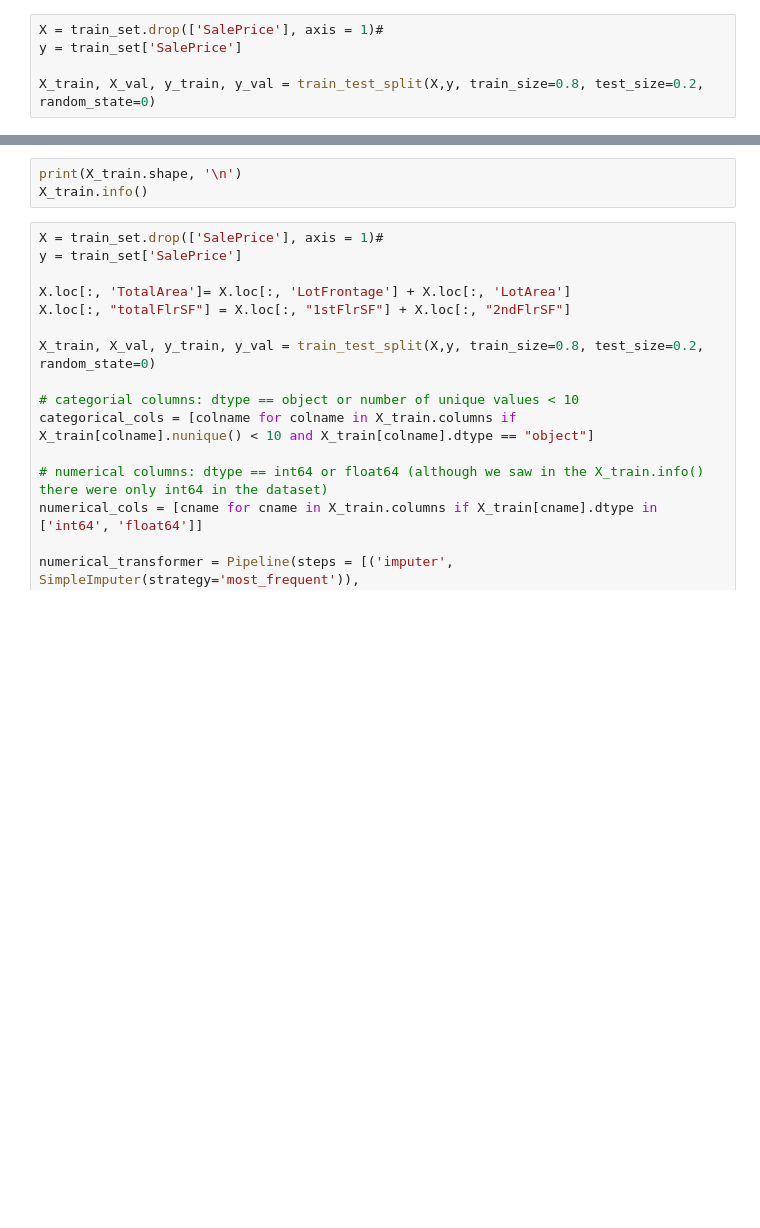
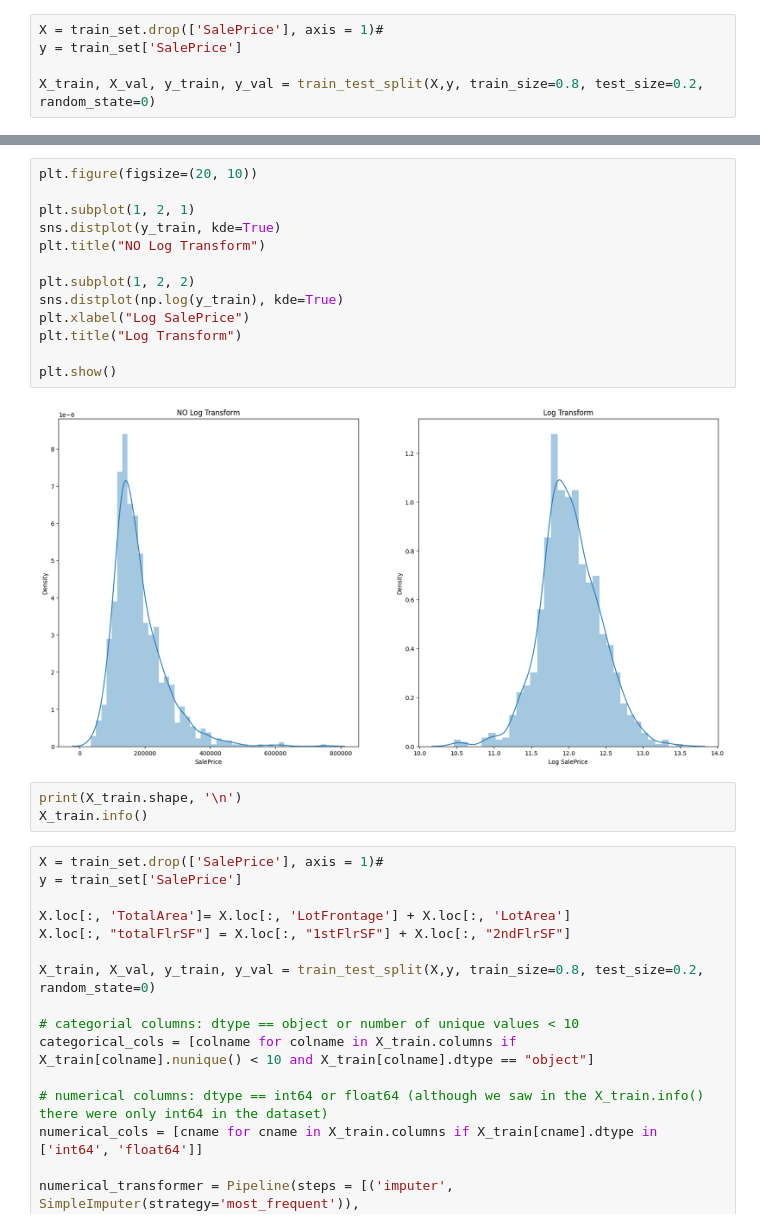
Before and after one commit to gamiranda/HousePrices_Kaggle, a Jupyter notebook: HousePrice KaggleCompetition.ipynb, the cells around one changed output, grey strips where cells are left out. Drawn from its saved outputs; the diff is of its cells as text; blank space fills up the shorter version.

```diff
--- a/HousePrice KaggleCompetition.ipynb
+++ b/HousePrice KaggleCompetition.ipynb
@@ -41,3 +67,18 @@ y_train.describe()
+# %%
+plt.figure(figsize=(20, 10))
+
+plt.subplot(1, 2, 1)
+sns.distplot(y_train, kde=True)
+plt.title("NO Log Transform")
+
+plt.subplot(1, 2, 2)
+sns.distplot(np.log(y_train), kde=True)
+plt.xlabel("Log SalePrice")
+plt.title("Log Transform")
+
+plt.show()
+# %% [output]
+[figure, added]
 # %%
 print(X_train.shape, '\n')
 X_train.info()
```
Also changed, not shown: parts of 4 cells of this notebook.
